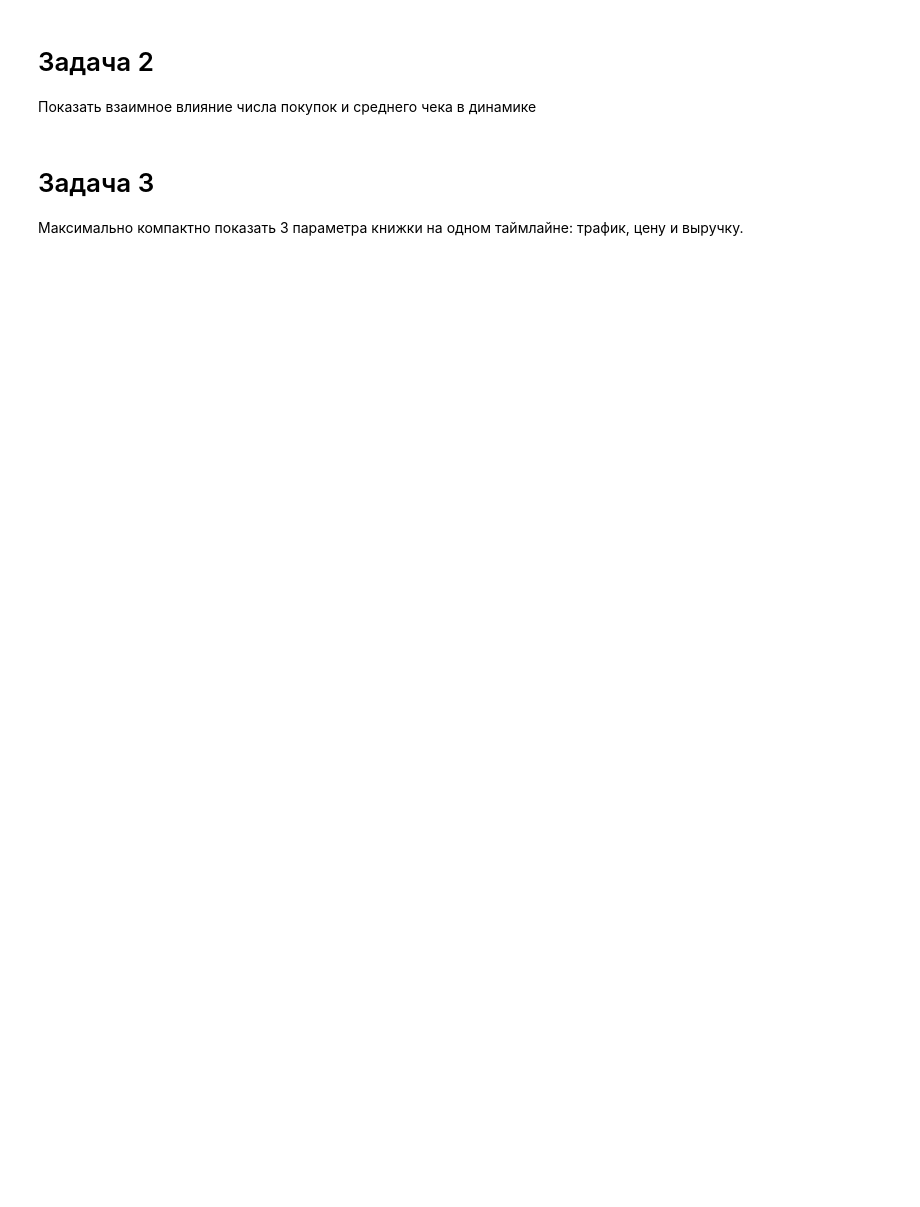
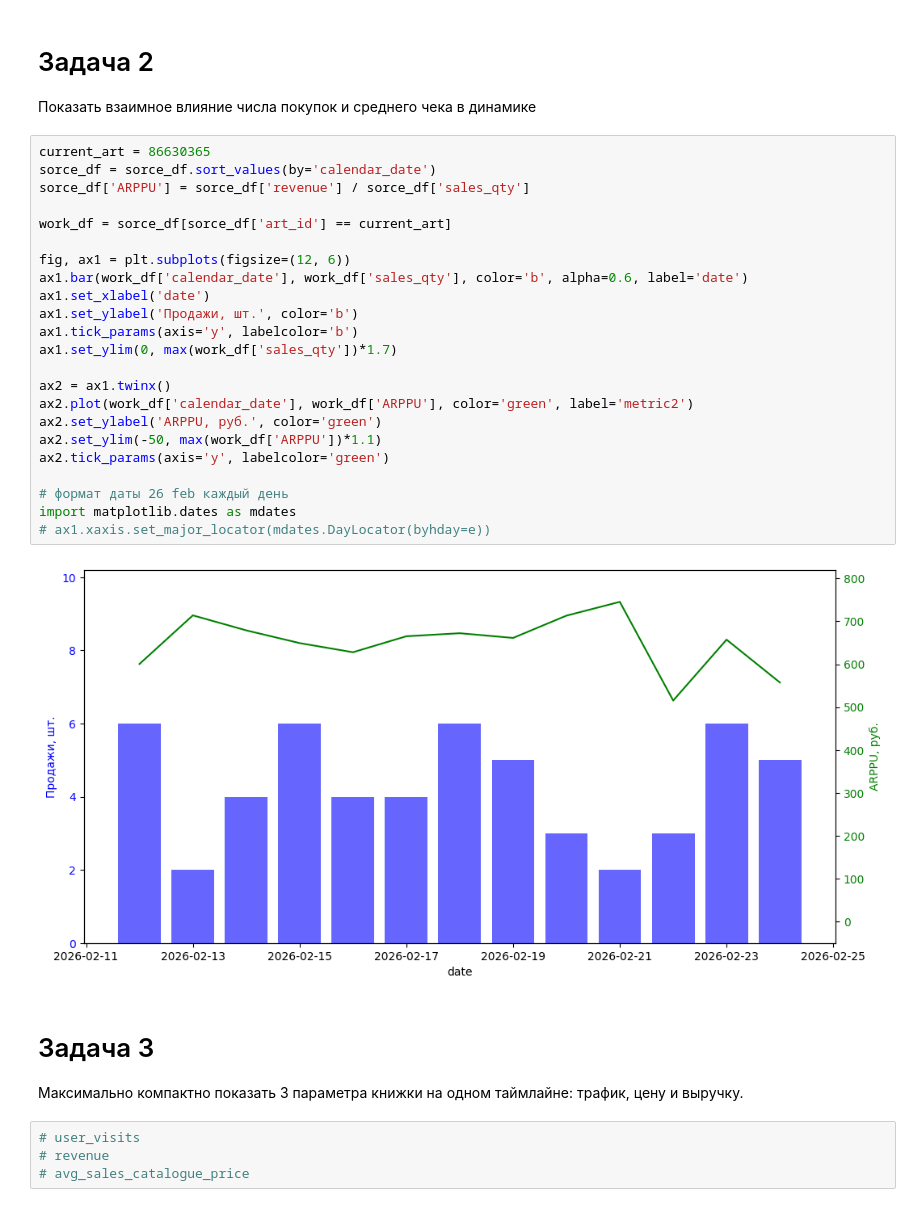
Before and after one commit to rosolimo212/visualization_battle, a Jupyter notebook: kotelok.ipynb, the cells around one changed output. Cells and saved outputs as stored; diff of their text form; blank space fills up the shorter version.

```diff
--- a/kotelok.ipynb
+++ b/kotelok.ipynb
@@ -74,6 +107,35 @@ Name: count, dtype: int64
 # %% [markdown]
 # Задача 2
 Показать взаимное влияние числа покупок и среднего чека в динамике
+# %%
+current_art = 86630365
+sorce_df = sorce_df.sort_values(by='calendar_date')
+sorce_df['ARPPU'] = sorce_df['revenue'] / sorce_df['sales_qty']
+
+work_df = sorce_df[sorce_df['art_id'] == current_art]
+
+fig, ax1 = plt.subplots(figsize=(12, 6))
+ax1.bar(work_df['calendar_date'], work_df['sales_qty'], color='b', alpha=0.6, label='date')
+ax1.set_xlabel('date')
+ax1.set_ylabel('Продажи, шт.', color='b')
+ax1.tick_params(axis='y', labelcolor='b')
+ax1.set_ylim(0, max(work_df['sales_qty'])*1.7)
+
+ax2 = ax1.twinx()
+ax2.plot(work_df['calendar_date'], work_df['ARPPU'], color='green', label='metric2')
+ax2.set_ylabel('ARPPU, руб.', color='green')
+ax2.set_ylim(-50, max(work_df['ARPPU'])*1.1)
+ax2.tick_params(axis='y', labelcolor='green')
+
+# формат даты 26 feb каждый день
+import matplotlib.dates as mdates
+# ax1.xaxis.set_major_locator(mdates.DayLocator(byhday=e))
+# %% [output]
+[figure, added]
 # %% [markdown]
 # Задача 3
 Максимально компактно показать 3 параметра книжки на одном таймлайне: трафик, цену и выручку.
+# %%
+# user_visits
+# revenue
+# avg_sales_catalogue_price
```
Also changed, not shown: parts of 8 cells of this notebook.
